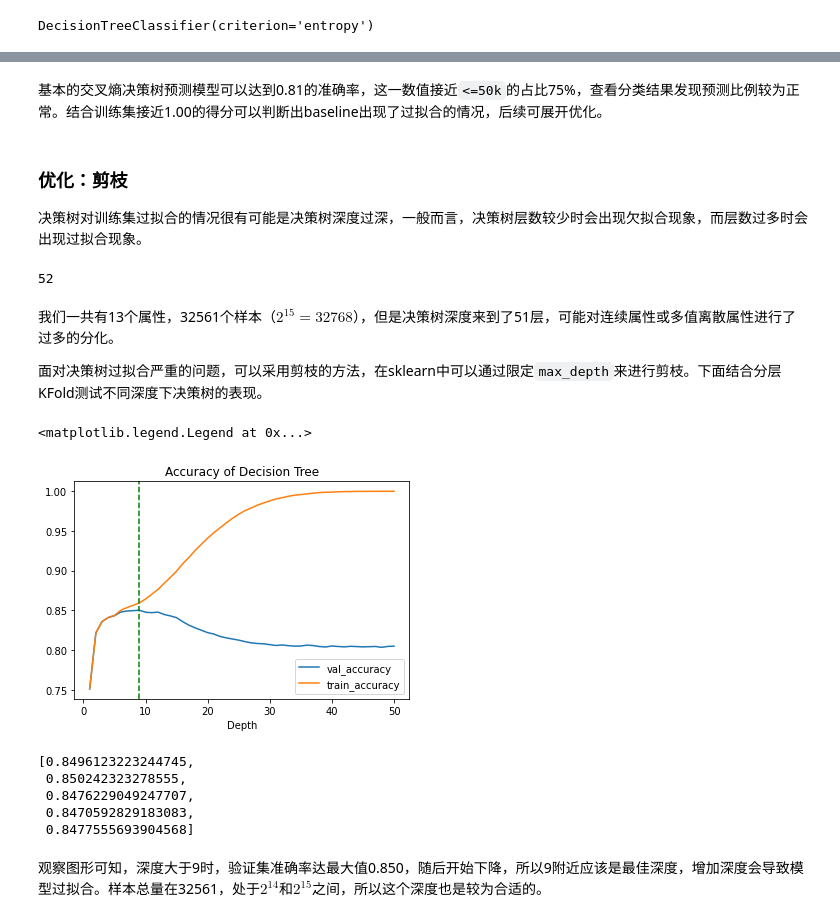
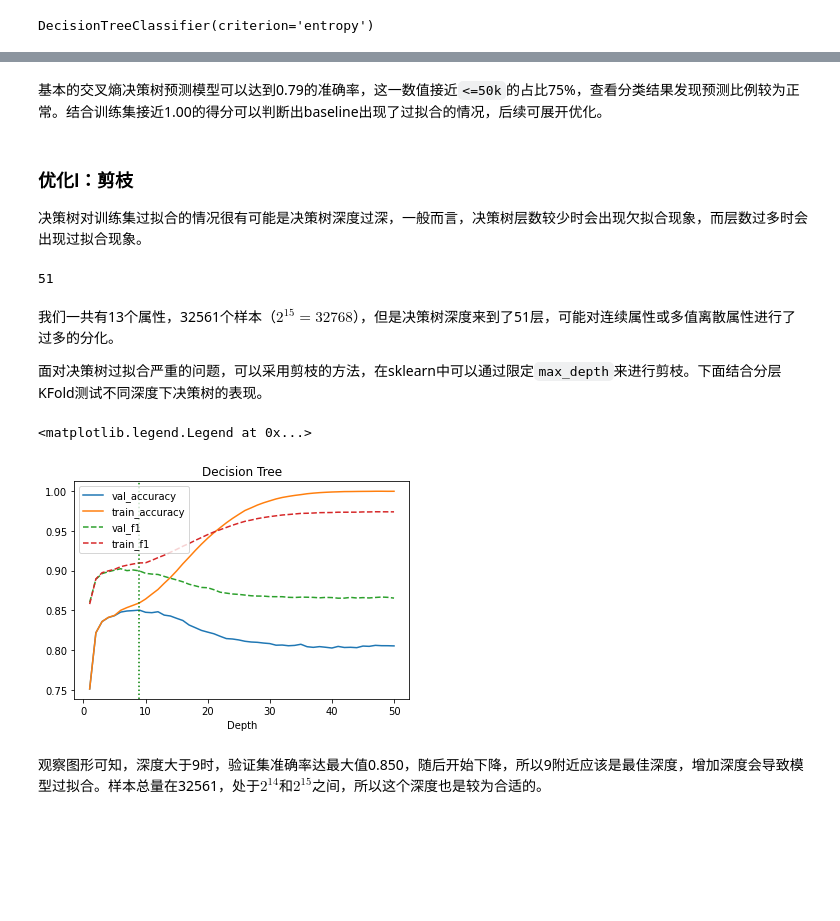
Before and after one commit to MarioZZJ/PM.SimLab-DM, a Jupyter notebook: L2-Classification.ipynb, the cells around one changed output, grey strips where cells are left out. Saved outputs shown, nothing was run; the diff lists cells and outputs as text; code cells hidden in the pictures; blank space fills up the shorter version.

```diff
--- a/L2-Classification.ipynb
+++ b/L2-Classification.ipynb
@@ -262,11 +292,0 @@ skf = StratifiedKFold(n_splits=N,random_state=101,shuffle=True)
-# %%
-from sklearn.preprocessing import LabelEncoder
-
-strFields = ['workClass','martialStatus','occupation','relationship','race','sex','nativeCountry']
-for field in strFields:
-    le = LabelEncoder()
-    le = le.fit(np.unique(x_train[field].values))
-    train_temp = le.transform(x_train[field].values)
-    test_temp = le.transform(x_test[field].values)
-    x_train[field] = pd.DataFrame(train_temp,columns=[field])
-    x_test[field] = pd.DataFrame(test_temp,columns=[field])
@@ -295,48 +317,47 @@ income
 dtype: int64
 # %% [markdown]
-基本的交叉熵决策树预测模型可以达到0.81的准确率，这一数值接近`<=50k`的占比75%，查看分类结果发现预测比例较为正常。结合训练集接近1.00的得分可以判断出baseline出现了过拟合的情况，后续可展开优化。
+基本的交叉熵决策树预测模型可以达到0.79的准确率，这一数值接近`<=50k`的占比75%，查看分类结果发现预测比例较为正常。结合训练集接近1.00的得分可以判断出baseline出现了过拟合的情况，后续可展开优化。
 # %% [markdown]
-### 优化：剪枝
+### 优化Ⅰ：剪枝
 
 决策树对训练集过拟合的情况很有可能是决策树深度过深，一般而言，决策树层数较少时会出现欠拟合现象，而层数过多时会出现过拟合现象。
 # %%
 clf.tree_.max_depth
 # %% [output]
-52
+51
 # %% [markdown]
 我们一共有13个属性，32561个样本（$2^{15}=32768$），但是决策树深度来到了51层，可能对连续属性或多值离散属性进行了过多的分化。
 
 面对决策树过拟合严重的问题，可以采用剪枝的方法，在sklearn中可以通过限定`max_depth`来进行剪枝。下面结合分层KFold测试不同深度下决策树的表现。
 # %%
-train_score = []; val_score = []
+train_score = []; val_score = []; train_f1 = []; val_f1 = []
+from sklearn.metrics import f1_score
 for i in range(1,51):
     clf = tree.DecisionTreeClassifier(criterion='entropy',max_depth=i)
-    ts = 0; vs = 0
+    ts = 0; vs = 0; tf = 0; vf = 0
     for train_idx,val_idx in skf.split(x_train.values, y_train.values):
         clf.fit(x_train.values[train_idx],y_train.values[train_idx])
         ts += clf.score(x_train.values[train_idx],y_train.values[train_idx])
         vs += clf.score(x_train.values[val_idx],y_train.values[val_idx])
+        tf += f1_score(y_train,clf.predict(x_train),pos_label=0)
+        vf += f1_score(y_test,clf.predict(x_test),pos_label=0)
     train_score.append(ts/N) #取每折结果的均值作为该参数下模型表现
     val_score.append(vs/N)
+    train_f1.append(tf/N)
+    val_f1.append(vf/N)
 # %%
 plt.figure()
-plt.title('Accuracy of Decision Tree')
+plt.title('Decision Tree')
 plt.plot(range(1,51),val_score,label='val_accuracy')
 plt.plot(range(1,51),train_score,label='train_accuracy')
-plt.axvline(x=9 , color='green' , linestyle='--')
+plt.plot(range(1,51),val_f1, '--', label='val_f1')
+plt.plot(range(1,51),train_f1,'--',label='train_f1')
+plt.axvline(x=9 , color='green' , linestyle=':')
 plt.xlabel('Depth')
 plt.legend()
 # %% [output]
 <matplotlib.legend.Legend at 0x...>
-[figure, old version]
+[figure, new version]
-# %%
-val_score[7:12]
-# %% [output]
-[0.8496123223244745,
- 0.850242323278555,
- 0.8476229049247707,
- 0.8470592829183083,
- 0.8477555693904568]
 # %% [markdown]
 观察图形可知，深度大于9时，验证集准确率达最大值0.850，随后开始下降，所以9附近应该是最佳深度，增加深度会导致模型过拟合。样本总量在32561，处于$2^{14}$和$2^{15}$之间，所以这个深度也是较为合适的。
 # %%
```
Also changed, not shown: parts of 19 cells of this notebook, 3 other files.
